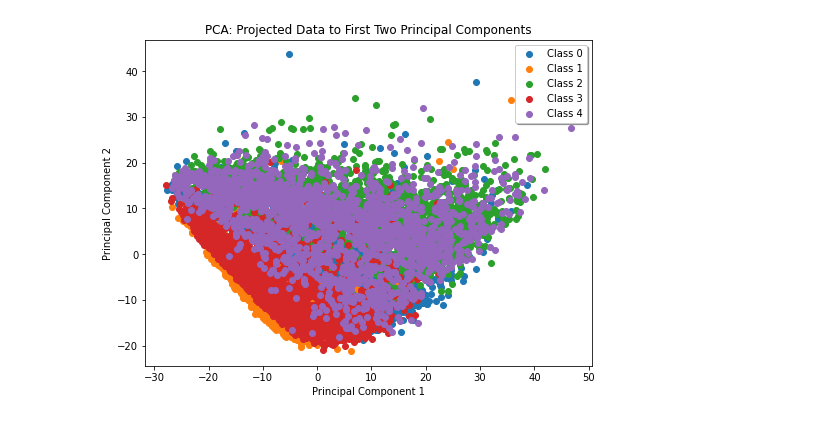
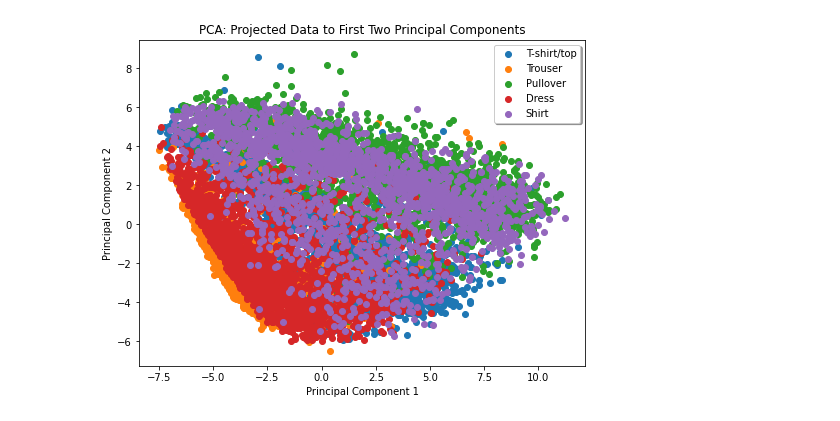
Before and after one commit to ChristianSneffeFleischer/MachineLearningExam, a Jupyter notebook: Pcatest.ipynb, the cells around one changed output. Drawn from its saved outputs; the diff is of its cells as text; code cells hidden in the pictures.

```diff
--- a/Pcatest.ipynb
+++ b/Pcatest.ipynb
@@ -51,25 +53,36 @@ y_test = testDataNP[:, -1]
 # %%
 from sklearn.pipeline import Pipeline
 sklearnPCA = sk_PCA()
-scaler = SS()
+scaler2 = MMS()
 
-pipeline = Pipeline([('scaling', scaler), ('pca', sk_PCA(n_components=2))])
+pipeline = Pipeline([('scaling', scaler2), ('pca', sk_PCA(n_components=2))])
 pipe_X_train = pipeline.fit_transform(X_train)
 
 sklearnPCA.fit(pipe_X_train, y_train)
 sk_projected_data = sklearnPCA.transform(pipe_X_train)
+
+label_names = {
+    0: "T-shirt/top",
+    1: "Trouser",
+    2: "Pullover",
+    3: "Dress",
+    4: "Shirt"
+}
+
+colors = ['#003366', '#b35900', '#004d00', '#4d004d', '#005266']
 
 plt.figure(figsize=(8, 6))
 
 # Plot each class separately
 for label in np.unique(y_train):
     indices = np.where(y_train == label)
-    plt.scatter(sk_projected_data[indices, 0], sk_projected_data[indices, 1], label=f'Class {label}')
+    plt.scatter(sk_projected_data[indices, 0], sk_projected_data[indices, 1], label=label_names[label])
 
 plt.title('PCA: Projected Data to First Two Principal Components')
 plt.xlabel('Principal Component 1')
 plt.ylabel('Principal Component 2')
 plt.legend(shadow=True)
+
 plt.show()
 # %% [output]
-[figure, old version]
+[figure, new version]
```
Also changed, not shown: parts of 2 cells of this notebook, 2 other files.
